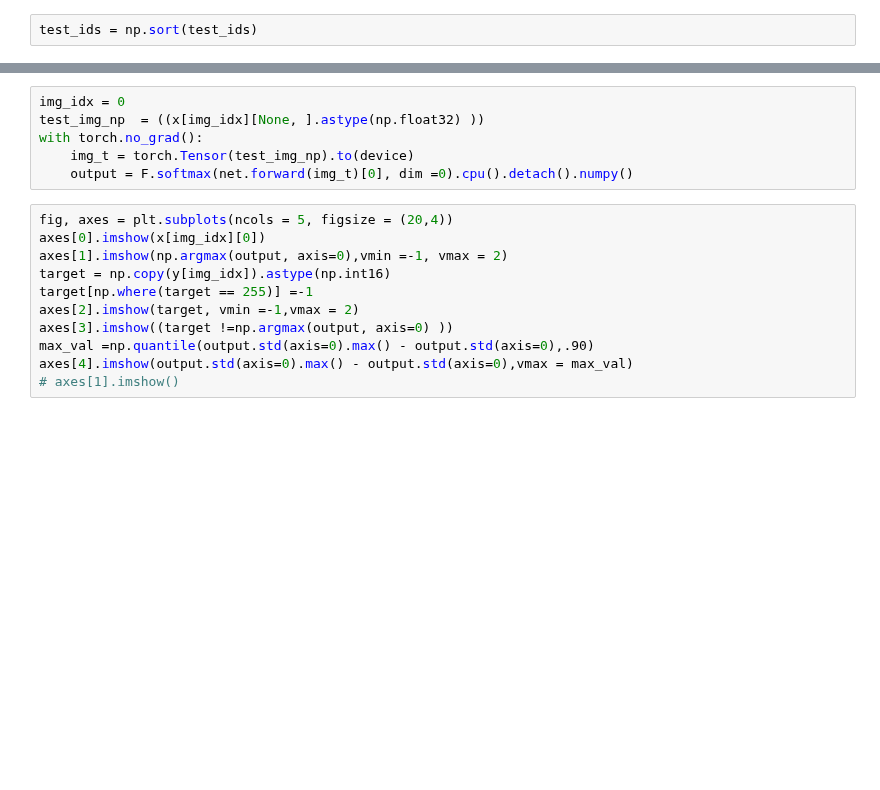
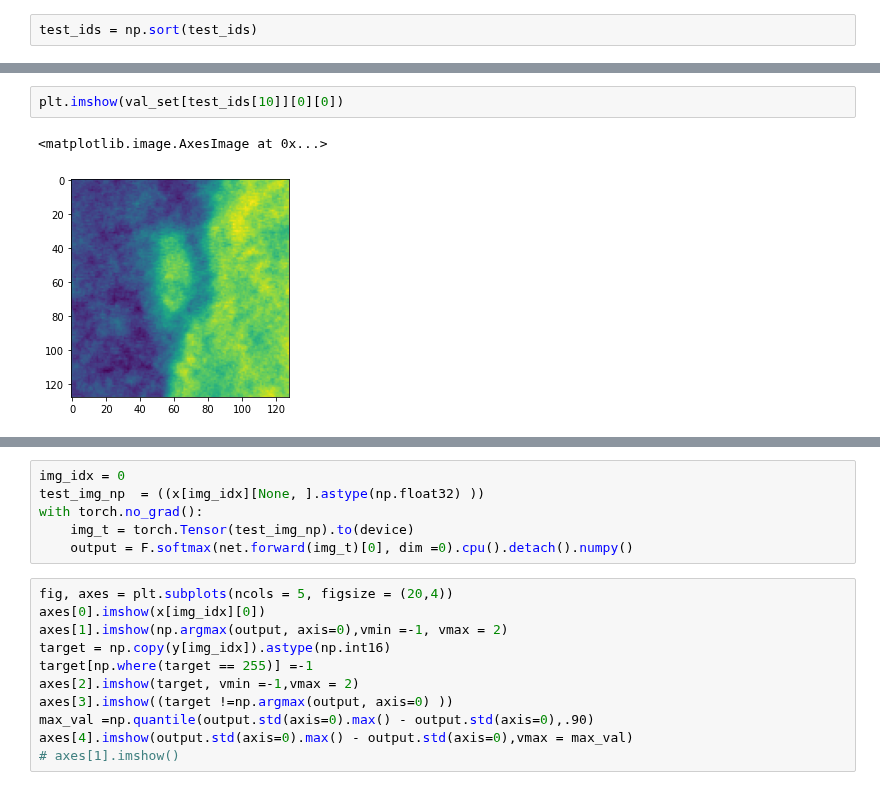
Before and after one commit to laura-rieger/segmenter, a Jupyter notebook: notebooks/Results.ipynb, the cells around one changed output, grey strips where cells are left out. Cells and saved outputs as stored; diff of their text form; blank space fills up the shorter version.

```diff
--- a/notebooks/Results.ipynb
+++ b/notebooks/Results.ipynb
@@ -255,2 +229,7 @@ plt.imshow(val_set[test_ids[224]][0][0])
+# %%
+plt.imshow(val_set[test_ids[10]][0][0])
+# %% [output]
+<matplotlib.image.AxesImage at 0x...>
+[figure, added]
 # %%
 plt.imshow(val_set[test_ids[1]][0][0])
```
Also changed, not shown: parts of 67 cells of this notebook, 4 other files.
